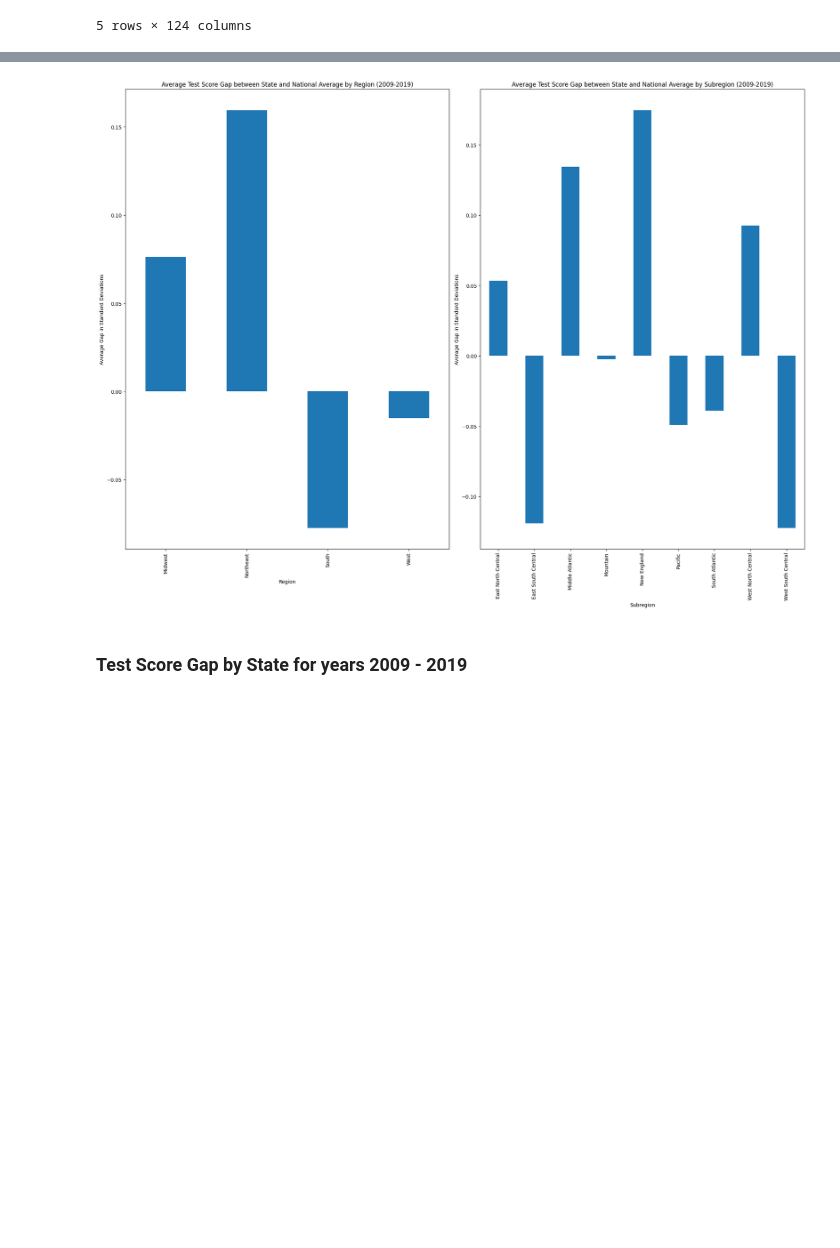
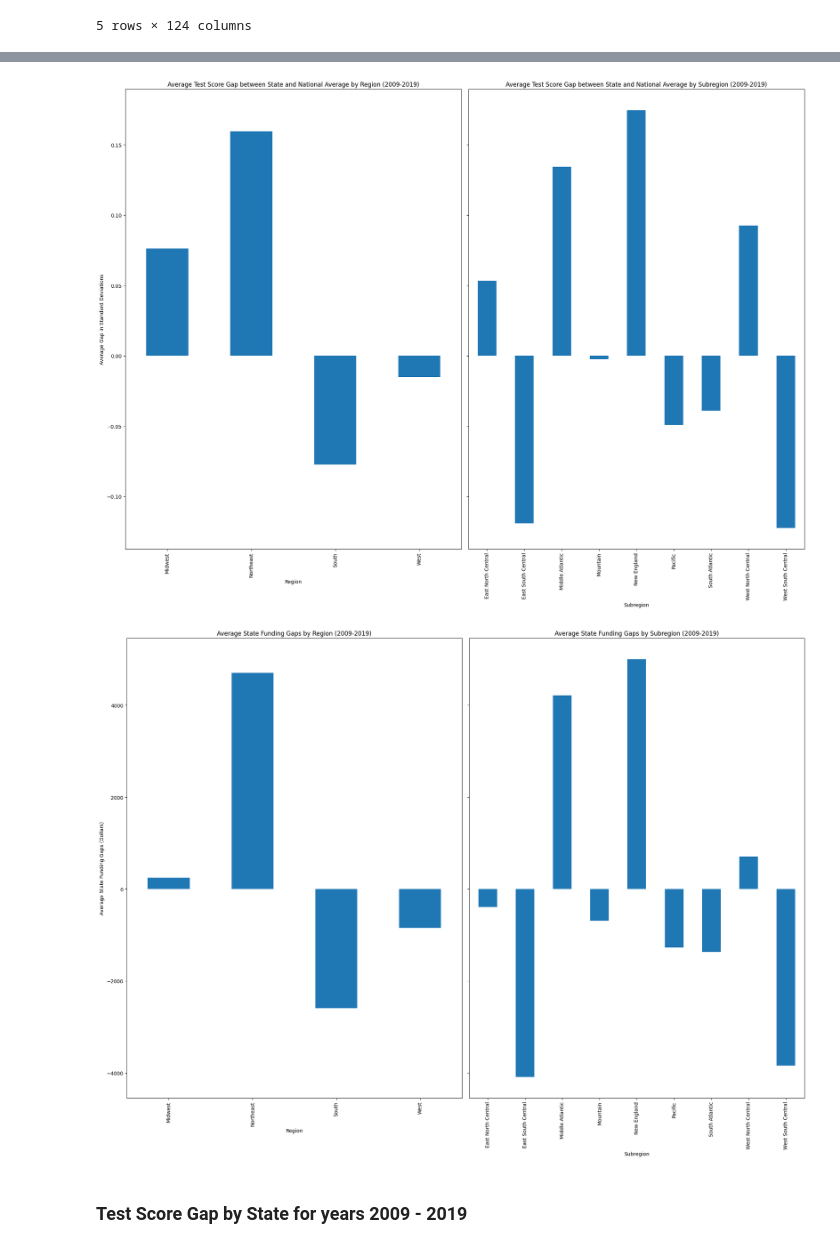
Before and after one commit to garland342/cs_1090a_project, a Jupyter notebook: cs1090a_project.ipynb, the cells around one changed output, grey strips where cells are left out. Drawn from its saved outputs; the diff is of its cells as text; code cells hidden in the pictures; blank space fills up the shorter version.

```diff
--- a/cs1090a_project.ipynb
+++ b/cs1090a_project.ipynb
@@ -31,7 +31,7 @@ df.head()
 | 157 | 2019 | CA | California | 6 | West | Pacific | 0.031838 | 0.038167 | 421.1313 | ... |
 5 rows × 124 columns
 # %%
-predictors_of_interest = ["year", "state_name", "region4", "region9", "necm_ppcstot_state", "necm_fundinggap_state", "tchsalary25_30", "tchsalary31_40", "tchsalary41_50", "tchsalary51_60"]
+predictors_of_interest = ["year", "state_name", "region4", "region9", "necm_fundinggap_state", "tchsalary25_30", "tchsalary31_40", "tchsalary41_50", "tchsalary51_60"]
 response_var = "necm_outcomegap_state"
 
 #Removed states with missing data for the response variable (Vermont, Alaska, Hawaii)
@@ -47,20 +54,35 @@ filtered_df.head()
 # %%
-fig, axes = plt.subplots(1, 2, figsize=(20, 15))
+fig, axes = plt.subplots(1, 2, figsize=(20, 15), sharey=True)
 
 filtered_df.groupby("region4")[response_var].mean().plot(kind="bar", ax=axes[0])
 axes[0].set_title("Average Test Score Gap between State and National Average by Region (2009-2019)")
 axes[0].set_xlabel("Region")
 axes[0].set_ylabel("Average Gap in Standard Deviations")
-
 
 filtered_df.groupby("region9")[response_var].mean().plot(kind="bar", ax=axes[1])
 axes[1].set_title("Average Test Score Gap between State and National Average by Subregion (2009-2019)")
 axes[1].set_xlabel("Subregion")
 axes[1].set_ylabel("Average Gap in Standard Deviations")
 plt.tight_layout()
 plt.show()
+
+fig, axes = plt.subplots(1, 2, figsize=(20, 15), sharey=True)
+
+filtered_df.groupby("region4")["necm_fundinggap_state"].mean().plot(kind="bar", ax=axes[0])
+axes[0].set_title("Average State Funding Gaps by Region (2009-2019)")
+axes[0].set_xlabel("Region")
+axes[0].set_ylabel("Average State Funding Gaps (Dollars)")
+
+
+filtered_df.groupby("region9")["necm_fundinggap_state"].mean().plot(kind="bar", ax=axes[1])
+axes[1].set_title("Average State Funding Gaps by Subregion (2009-2019)")
+axes[1].set_xlabel("Subregion")
+axes[1].set_ylabel("Average State Funding Gap (Dollars)")
+plt.tight_layout()
+plt.show()
 # %% [output]
-[figure, old version]
+[figure, new version]
+[figure, added]
 # %% [markdown]
 ### Test Score Gap by State for years 2009 - 2019
 # %% [markdown]
```
Also changed, not shown: parts of 7 cells of this notebook.
